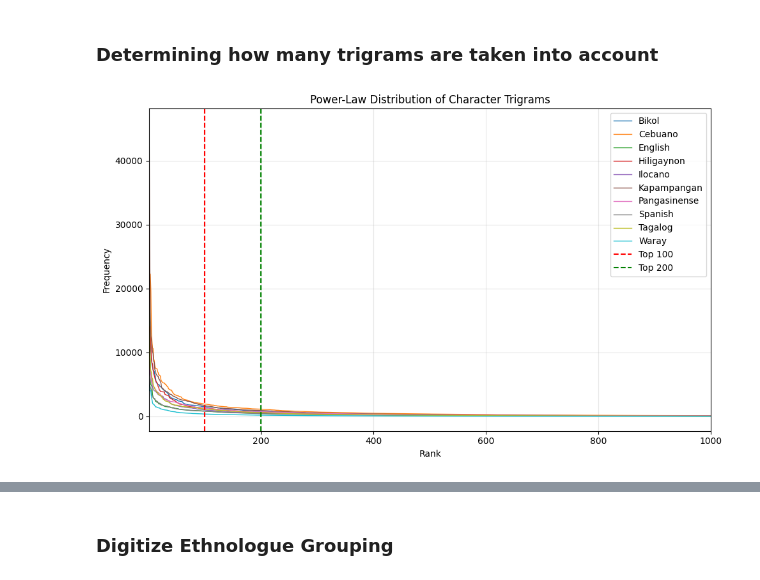
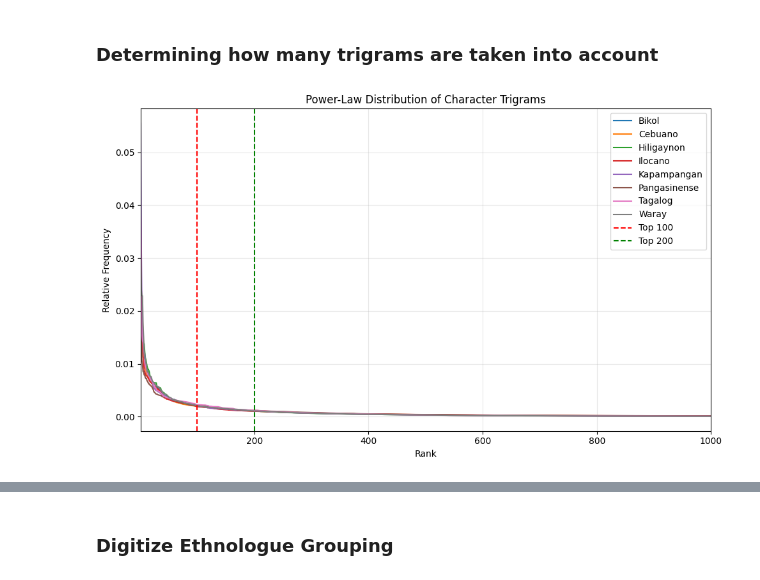
Before and after one commit to AsanroJay/ph-language-similarity, a Jupyter notebook: code/similarity.ipynb, the cells around one changed output, grey strips where cells are left out. Drawn from its saved outputs; the diff is of its cells as text; code cells hidden in the pictures.

```diff
--- a/code/similarity.ipynb
+++ b/code/similarity.ipynb
@@ -51,39 +41,46 @@ Saved Waray
 # %% [markdown]
 ### Determining how many trigrams are taken into account
 # %%
+import numpy as np
 import matplotlib.pyplot as plt
 
+NGRAM_DIR = Path("../data/ngrams")
 MAX_RANK = 1000
+
 
 plt.figure(figsize=(10, 6))
 
-for language, text in corpora.items():
-    counts = generate_character_ngrams(text, 3)
+# Read directly from  CSVs
+for file in NGRAM_DIR.glob("*_character_trigrams.csv"):
+    language = file.stem.replace("_character_trigrams", "")
 
-    frequencies = sorted(counts.values(), reverse=True)[:MAX_RANK]
+    df = pd.read_csv(file, na_filter=False)
 
-    plt.plot(
-        range(1, len(frequencies) + 1),
-        frequencies,
-        linewidth=1,
-        label=language
-    )
+
+    total_ngrams = df["frequency"].sum()
+    df["relative_frequency"] = df["frequency"] / total_ngrams
+
+    plot_data = df["relative_frequency"].head(MAX_RANK)
+
+
+    plt.plot(range(1, len(plot_data) + 1), plot_data, label=language)
 
 plt.axvline(100, color='red', linestyle='--', label='Top 100')
 plt.axvline(200, color='green', linestyle='--', label='Top 200')
 
 plt.xlabel("Rank")
-plt.ylabel("Frequency")
+plt.ylabel("Relative Frequency")
 plt.title("Power-Law Distribution of Character Trigrams")
 plt.xlim(1, MAX_RANK)
+
 
 plt.legend()
 plt.grid(alpha=0.3)
 
 plt.tight_layout()
 plt.show()
 # %% [output]
-[figure, old version]
+[figure, new version]
 # %%
 from pathlib import Path
 import pandas as pd
```
Also changed, not shown: parts of 14 cells of this notebook, 2 other files.
